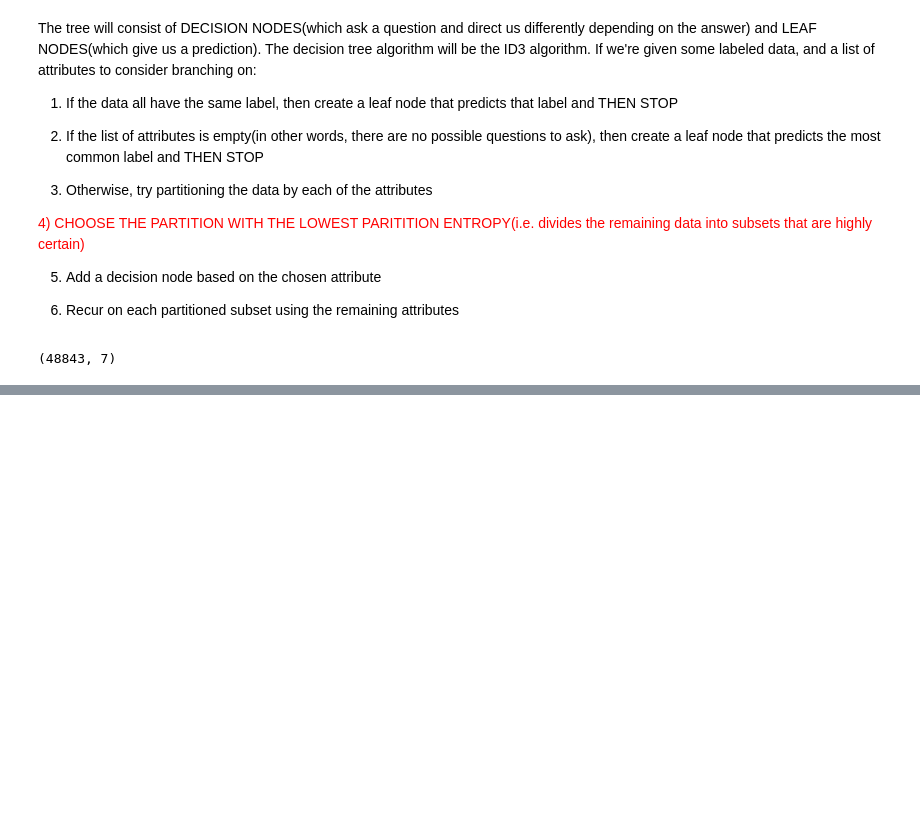
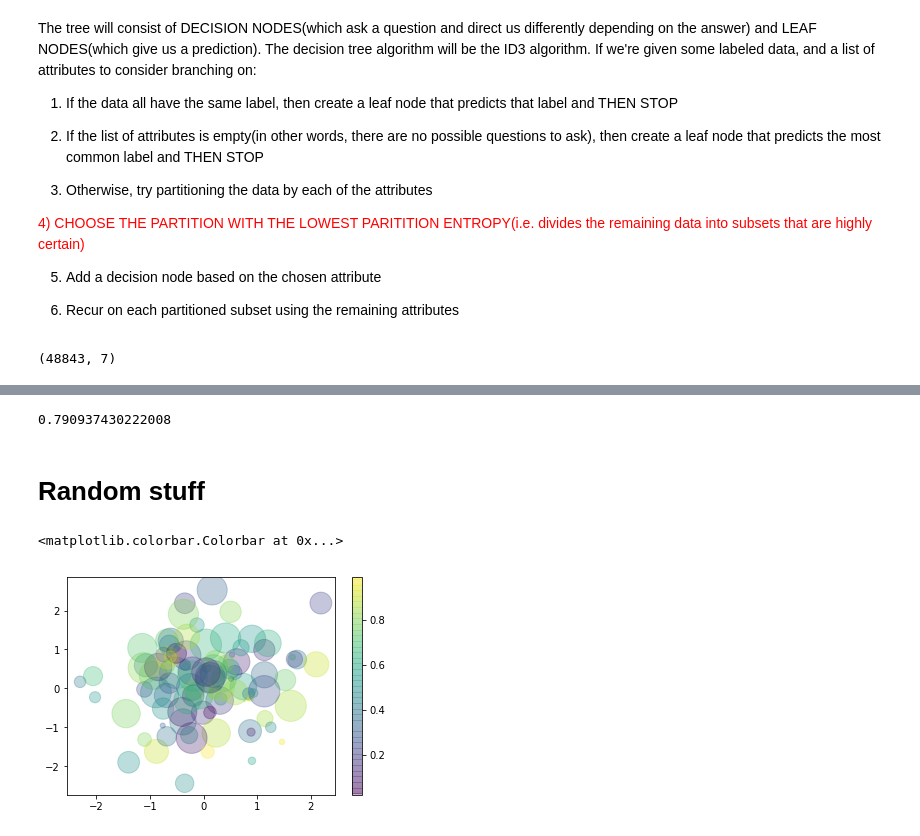
Before and after one commit to Kepleroid/Adult-income-dataset, a Jupyter notebook: Adult income dataset.ipynb, the cells around one changed output, grey strips where cells are left out. Saved outputs shown, nothing was run; the diff lists cells and outputs as text; code cells hidden in the pictures; blank space fills up the shorter version.

```diff
--- a/Adult income dataset.ipynb
+++ b/Adult income dataset.ipynb
@@ -366,0 +408,26 @@ True
+# %%
+from sklearn.ensemble import RandomForestClassifier
+seed = 7
+num_trees = 200
+max_features = 5
+kfold = model_selection.KFold(n_splits=10, random_state=seed)
+model = RandomForestClassifier(n_estimators=num_trees, max_features=max_features)
+results = model_selection.cross_val_score(model, X, y, cv=kfold)
+print(results.mean())
+# %% [output]
+0.790937430222008
+# %% [markdown]
+# Random stuff
+# %%
+rng = np.random.RandomState(1)
+x = rng.randn(100)
+y = rng.randn(100)
+colors = rng.rand(100)
+sizes = 1000 * rng.rand(100)
+
+plt.scatter(x, y, c=colors, s=sizes, alpha=0.3,#transparency,
+           cmap='viridis')
+plt.colorbar()
+# %% [output]
+<matplotlib.colorbar.Colorbar at 0x...>
+[figure, added]
```
Also changed, not shown: parts of 10 cells of this notebook.
